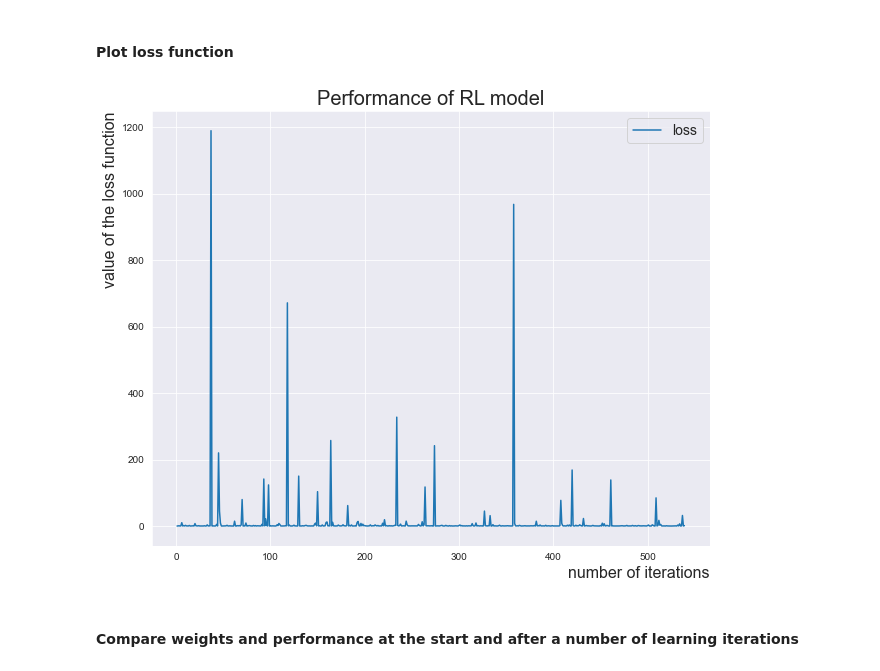
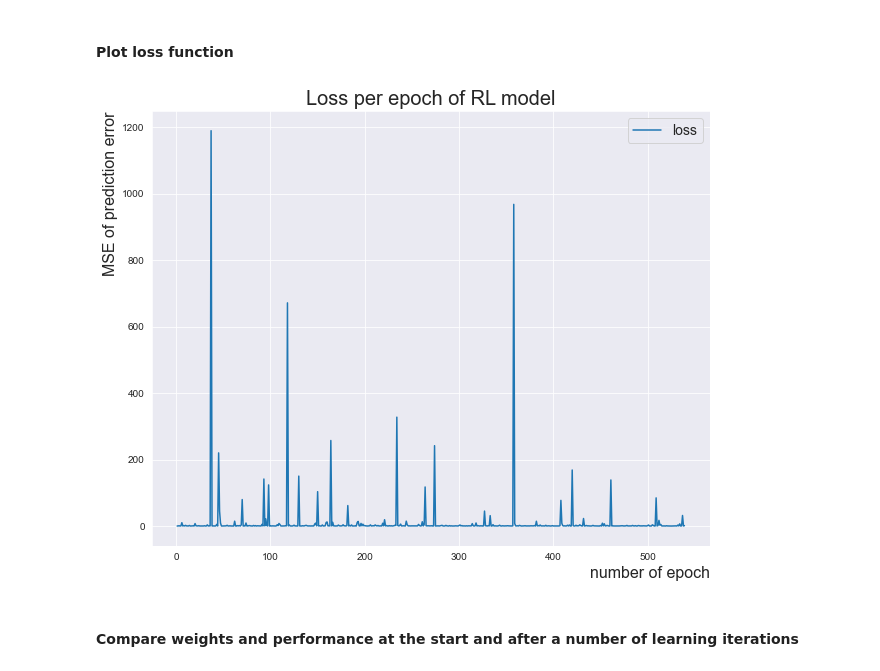
Before and after one commit to JohannesWinkler74/MSc_Thesis, a Jupyter notebook: Monte Carlo Control/reinforcement_learning.ipynb, the cells around one changed output. Drawn from its saved outputs; the diff is of its cells as text; code cells hidden in the pictures.

```diff
--- a/Monte Carlo Control/reinforcement_learning.ipynb
+++ b/Monte Carlo Control/reinforcement_learning.ipynb
@@ -388,14 +388,14 @@ Early Stop!
 # %%
 plt.figure(figsize=(10,8))
 df_loss = pd.DataFrame(model.loss_out, columns = ['loss'])
 plt.plot(df_loss.index, df_loss['loss'], label='loss')
-plt.xlabel('number of iterations', loc='right', fontsize=16)
-plt.ylabel('value of the loss function', loc='top', fontsize=16)
-plt.title('Performance of RL model', fontsize=20)
+plt.xlabel('number of epoch', loc='right', fontsize=16)
+plt.ylabel('MSE of prediction error', loc='top', fontsize=16)
+plt.title('Loss per epoch of RL model', fontsize=20)
 plt.legend(fontsize=14)
 plt.show()
 # %% [output]
-[figure, old version]
+[figure, new version]
 # %%
 model_new = NeuralNet(batch_size = 50)
 probabilities_start = []
```
Also changed, not shown: 1 other file.
